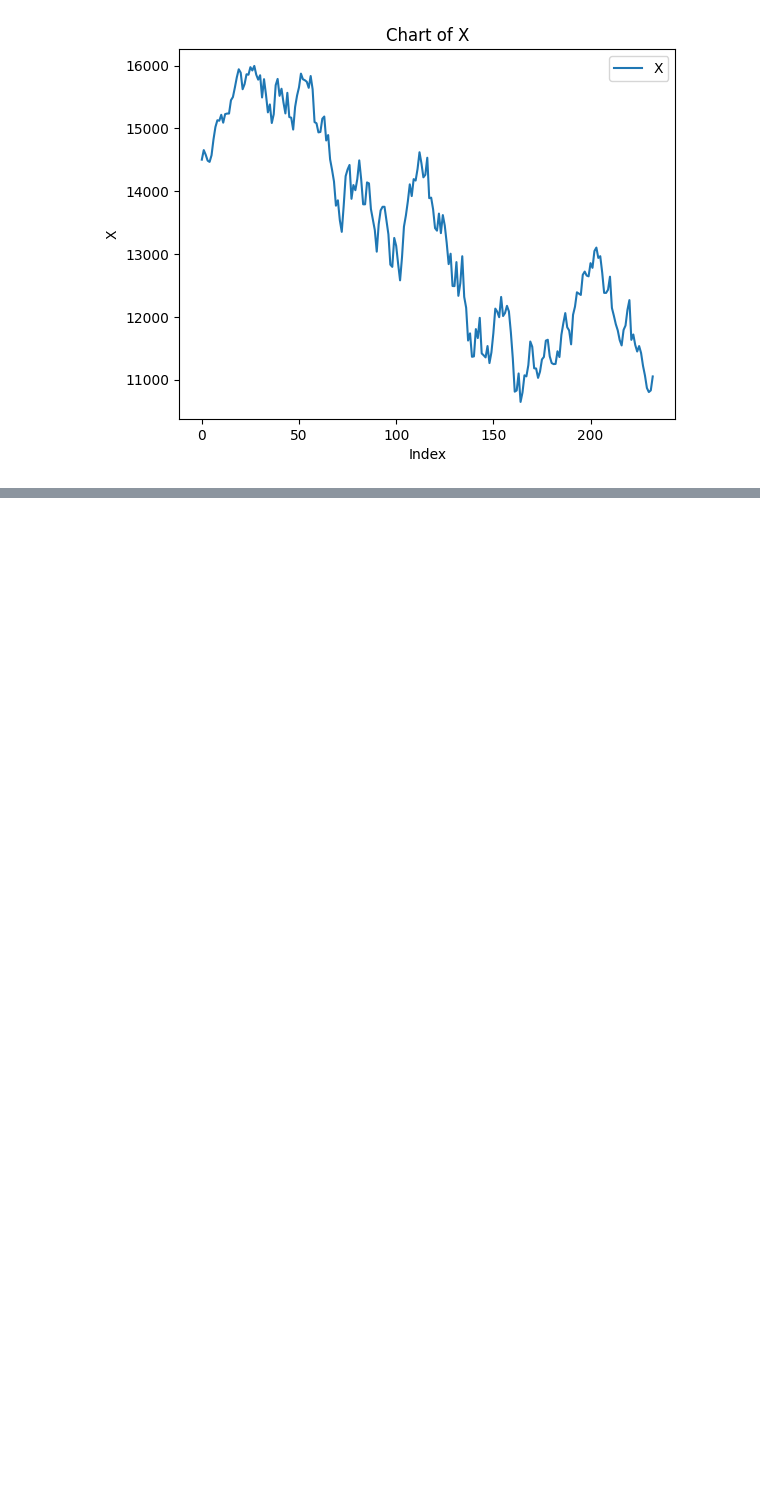
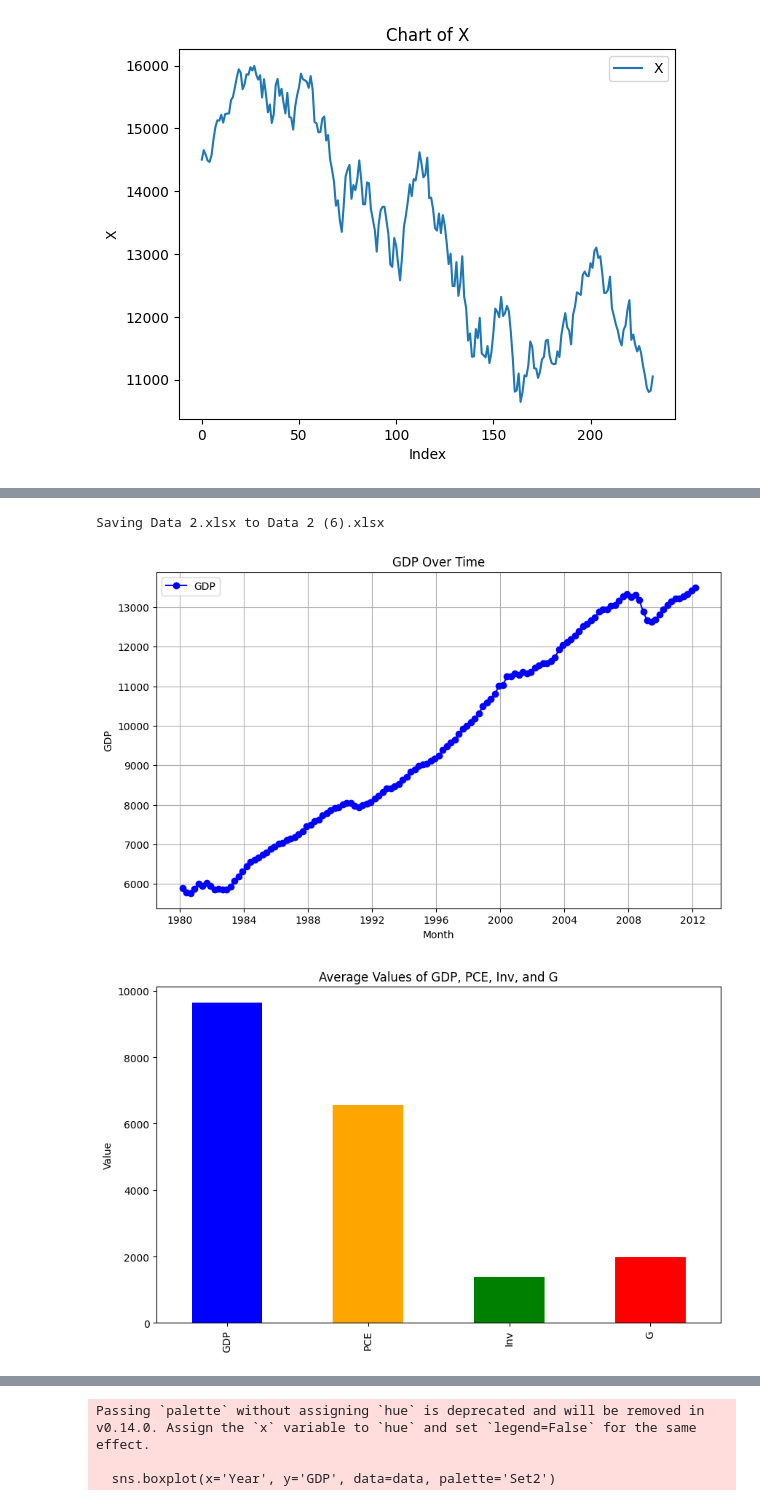
Before and after one commit to NanaShi929/GBS_Winter_School, a Jupyter notebook: GBS_Winter_School.ipynb, the cells around one changed output, grey strips where cells are left out. Drawn from its saved outputs; the diff is of its cells as text; code cells hidden in the pictures; blank space fills up the shorter version.

```diff
--- a/GBS_Winter_School.ipynb
+++ b/GBS_Winter_School.ipynb
@@ -153,0 +446,62 @@ except Exception as e:
+# %%
+import pandas as pd
+import matplotlib.pyplot as plt
+import seaborn as sns
+from google.colab import files
+
+# Upload the file to the Colab environment
+uploaded = files.upload()
+
+# Get the filename from the uploaded files
+filename = list(uploaded.keys())[0]
+
+# Read the uploaded file into a pandas DataFrame
+data = pd.read_excel(filename)
+
+# Ensure the "Month" column is in datetime format
+data['Month'] = pd.to_datetime(data['Month'])
+
+plt.figure(figsize=(10, 6))
+plt.plot(data['Month'], data['GDP'], marker='o', label='GDP', color='blue')
+plt.title('GDP Over Time')
+plt.xlabel('Month')
+plt.ylabel('GDP')
+plt.legend()
+plt.grid()
+plt.show()
+
+# 2. Bar Chart - Average values of GDP, PCE, Inv, and G
+average_values = data[['GDP', 'PCE', 'Inv', 'G']].mean()
+plt.figure(figsize=(10, 6))
+average_values.plot(kind='bar', color=['blue', 'orange', 'green', 'red'])
+plt.title('Average Values of GDP, PCE, Inv, and G')
+plt.ylabel('Value')
+plt.show()
+
+# 3. Scatter Plot - PCE vs GDP
+plt.figure(figsize=(10, 6))
+scatter = sns.scatterplot(x=data['PCE'], y=data['GDP'], hue=data['Month'].dt.year, palette='viridis')
+scatter.legend(title='Year')
+plt.title('PCE vs GDP')
+plt.xlabel('PCE')
+plt.ylabel('GDP')
+plt.show()
+
+# 4. Box Plot - Distribution of GDP by Year
+data['Year'] = data['Month'].dt.year
+plt.figure(figsize=(10, 6))
+sns.boxplot(x='Year', y='GDP', data=data, palette='Set2')
+plt.title('GDP Distribution by Year')
+plt.xlabel('Year')
+plt.ylabel('GDP')
+plt.show()
+
+# 5. Area Chart - GDP, PCE, Inv, and G Over Time
+plt.figure(figsize=(10, 6))
+plt.stackplot(data['Month'], data['GDP'], data['PCE'], data['Inv'], data['G'], labels=['GDP', 'PCE', 'Inv', 'G'], alpha=0.8)
+plt.title('Components Over Time')
+plt.xlabel('Month')
+plt.ylabel('Value')
+plt.legend(loc='upper left')
+plt.show()
+# %% [output]
@@ -153,0 +509,3 @@ except Exception as e:
+Saving Data 2.xlsx to Data 2 (6).xlsx
+[figure, added]
+[figure, added]
@@ -153,0 +513,3 @@ except Exception as e:
+Passing `palette` without assigning `hue` is deprecated and will be removed in v0.14.0. Assign the `x` variable to `hue` and set `legend=False` for the same effect.
+
+  sns.boxplot(x='Year', y='GDP', data=data, palette='Set2')
```
Also changed, not shown: parts of 11 cells of this notebook.
